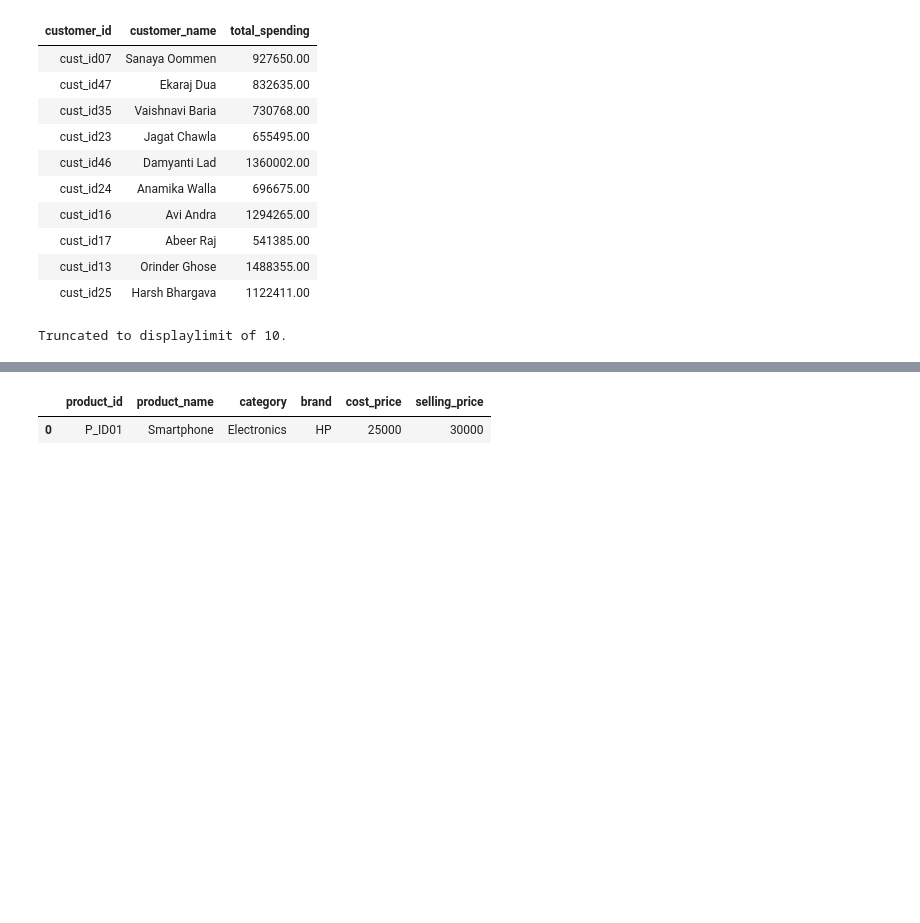
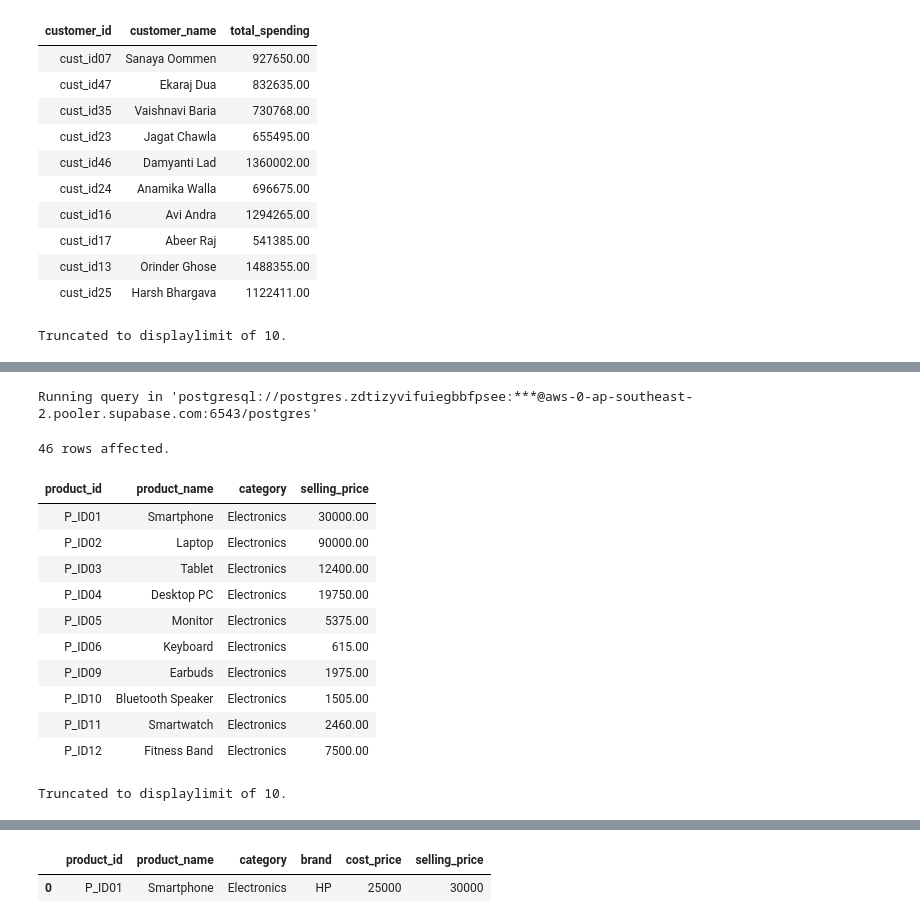
Before and after one commit to umesh-creates/sql_pandas_exercise_and_notes, a Jupyter notebook: retail_analysis exercise/subqueries.ipynb, the cells around one changed output, grey strips where cells are left out. Drawn from its saved outputs; the diff is of its cells as text; code cells hidden in the pictures; blank space fills up the shorter version.

```diff
--- a/retail_analysis exercise/subqueries.ipynb
+++ b/retail_analysis exercise/subqueries.ipynb
@@ -749,0 +1002,24 @@ Truncated to displaylimit of 10.
+# %%
+%%sql
+SELECT product_id, product_name, category, selling_price
+FROM retail_analysis.products
+WHERE selling_price > ANY (
+    SELECT selling_price
+    FROM retail_analysis.products
+    WHERE category = 'Clothing'
+);
+# %% [output]
+Running query in 'postgresql://postgres.zdtizyvifuiegbbfpsee:***@aws-0-ap-southeast-2.pooler.supabase.com:6543/postgres'
+46 rows affected.
+| product_id | product_name | category | selling_price |
+| P_ID01 | Smartphone | Electronics | 30000.00 |
+| P_ID02 | Laptop | Electronics | 90000.00 |
+| P_ID03 | Tablet | Electronics | 12400.00 |
+| P_ID04 | Desktop PC | Electronics | 19750.00 |
+| P_ID05 | Monitor | Electronics | 5375.00 |
+| P_ID06 | Keyboard | Electronics | 615.00 |
+| P_ID09 | Earbuds | Electronics | 1975.00 |
+| P_ID10 | Bluetooth Speaker | Electronics | 1505.00 |
+| P_ID11 | Smartwatch | Electronics | 2460.00 |
+| P_ID12 | Fitness Band | Electronics | 7500.00 |
+Truncated to displaylimit of 10.
```
Also changed, not shown: parts of 26 cells of this notebook.
